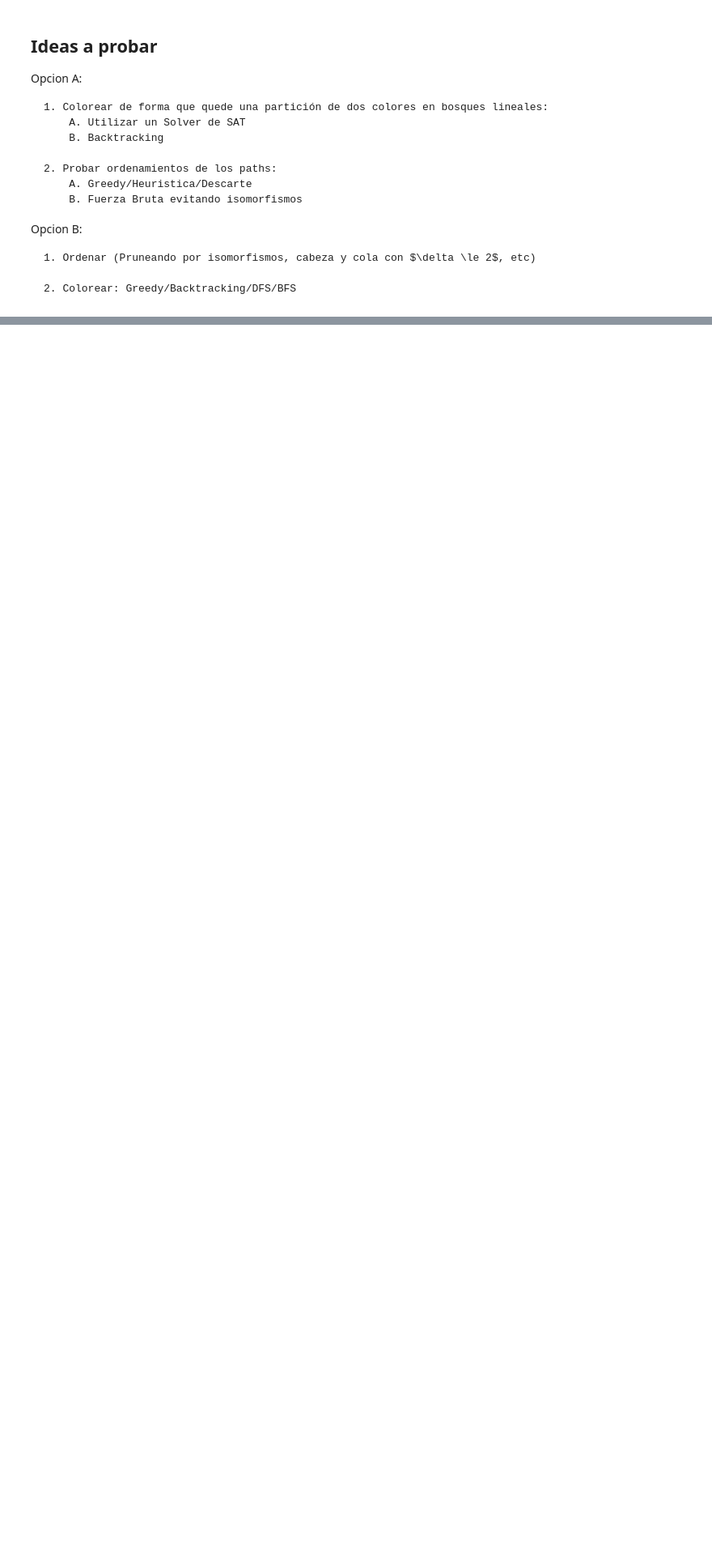
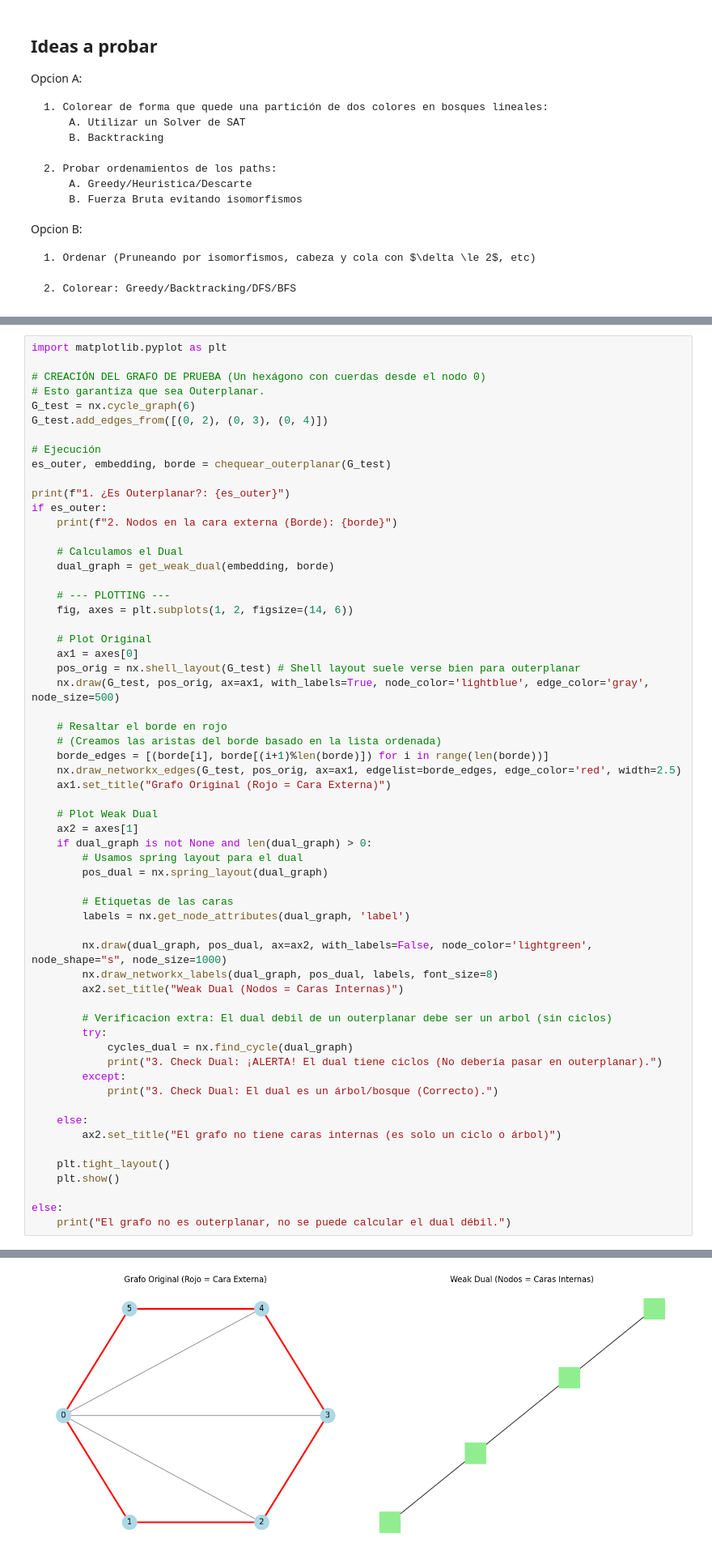
Before and after one commit to SGreloni/Investigathon-Grafos, a Jupyter notebook: Investigathon - Análisis Grafos.ipynb, the cells around one changed output, grey strips where cells are left out. Shown at 81% size. Cells and saved outputs as stored; diff of their text form; blank space fills up the shorter version.

```diff
--- a/Investigathon - Análisis Grafos.ipynb
+++ b/Investigathon - Análisis Grafos.ipynb
@@ -363,0 +448,61 @@ Opcion B:
+# %%
+import matplotlib.pyplot as plt
+
+# CREACIÓN DEL GRAFO DE PRUEBA (Un hexágono con cuerdas desde el nodo 0)
+# Esto garantiza que sea Outerplanar.
+G_test = nx.cycle_graph(6)
+G_test.add_edges_from([(0, 2), (0, 3), (0, 4)])
+
+# Ejecución
+es_outer, embedding, borde = chequear_outerplanar(G_test)
+
+print(f"1. ¿Es Outerplanar?: {es_outer}")
+if es_outer:
+    print(f"2. Nodos en la cara externa (Borde): {borde}")
+
+    # Calculamos el Dual
+    dual_graph = get_weak_dual(embedding, borde)
+
+    # --- PLOTTING ---
+    fig, axes = plt.subplots(1, 2, figsize=(14, 6))
+
+    # Plot Original
+    ax1 = axes[0]
+    pos_orig = nx.shell_layout(G_test) # Shell layout suele verse bien para outerplanar
+    nx.draw(G_test, pos_orig, ax=ax1, with_labels=True, node_color='lightblue', edge_color='gray', node_size=500)
+
+    # Resaltar el borde en rojo
+    # (Creamos las aristas del borde basado en la lista ordenada)
+    borde_edges = [(borde[i], borde[(i+1)%len(borde)]) for i in range(len(borde))]
+    nx.draw_networkx_edges(G_test, pos_orig, ax=ax1, edgelist=borde_edges, edge_color='red', width=2.5)
+    ax1.set_title("Grafo Original (Rojo = Cara Externa)")
+
+    # Plot Weak Dual
+    ax2 = axes[1]
+    if dual_graph is not None and len(dual_graph) > 0:
+        # Usamos spring layout para el dual
+        pos_dual = nx.spring_layout(dual_graph)
+
+        # Etiquetas de las caras
+        labels = nx.get_node_attributes(dual_graph, 'label')
+
+        nx.draw(dual_graph, pos_dual, ax=ax2, with_labels=False, node_color='lightgreen', node_shape="s", node_size=1000)
+        nx.draw_networkx_labels(dual_graph, pos_dual, labels, font_size=8)
+        ax2.set_title("Weak Dual (Nodos = Caras Internas)")
+
+        # Verificacion extra: El dual debil de un outerplanar debe ser un arbol (sin ciclos)
+        try:
+            cycles_dual = nx.find_cycle(dual_graph)
+            print("3. Check Dual: ¡ALERTA! El dual tiene ciclos (No debería pasar en outerplanar).")
+        except:
+            print("3. Check Dual: El dual es un árbol/bosque (Correcto).")
+
+    else:
+        ax2.set_title("El grafo no tiene caras internas (es solo un ciclo o árbol)")
+
+    plt.tight_layout()
+    plt.show()
+
+else:
+    print("El grafo no es outerplanar, no se puede calcular el dual débil.")
+# %% [output]
@@ -363,0 +512 @@ Opcion B:
+[figure, added]
```
Also changed, not shown: parts of 5 cells of this notebook.
